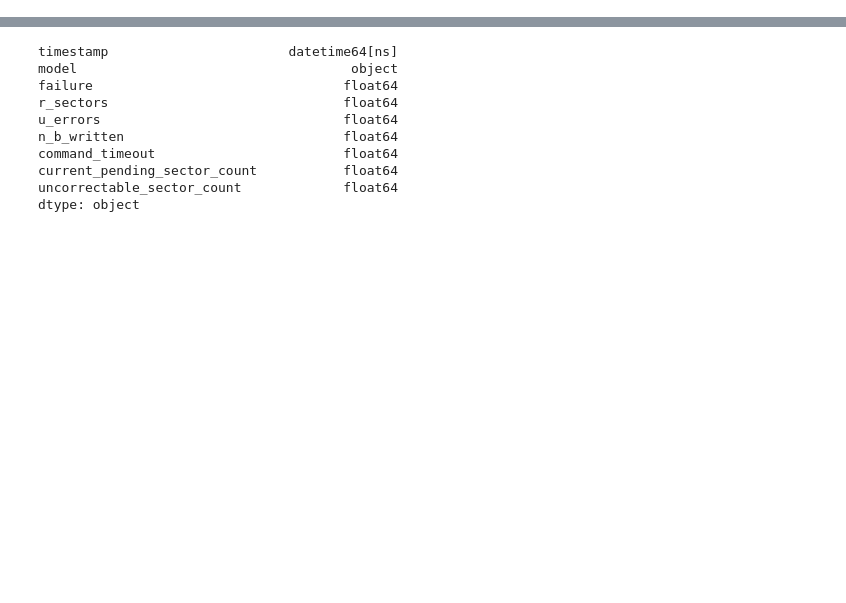
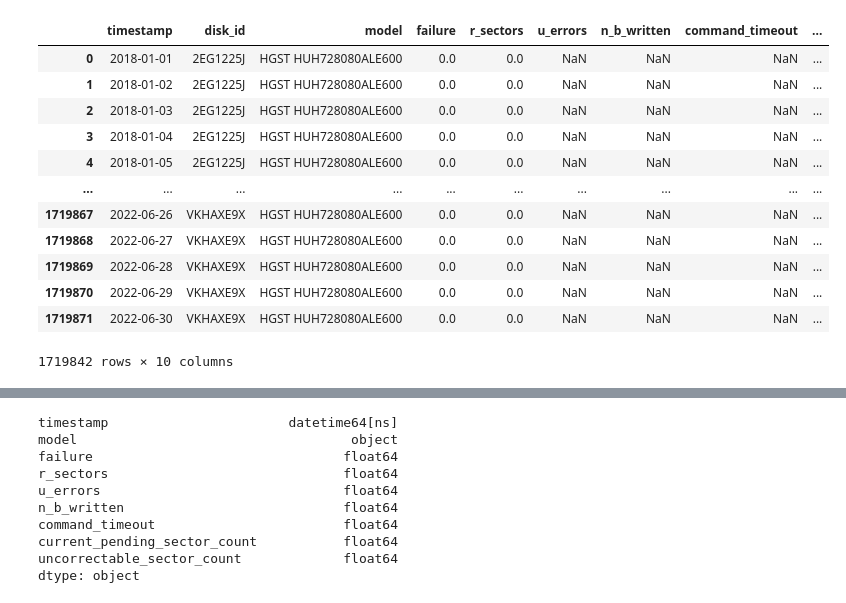
Before and after one commit to EricBorba/StorageFailurePredictor, a Jupyter notebook: QueriesHDDBackBlaze.ipynb, the cells around one changed output, grey strips where cells are left out. Saved outputs shown, nothing was run; the diff lists cells and outputs as text; code cells hidden in the pictures; blank space fills up the shorter version.

```diff
--- a/QueriesHDDBackBlaze.ipynb
+++ b/QueriesHDDBackBlaze.ipynb
@@ -53,4 +53,18 @@ df.tail()
 # %%
-x = df.loc[df.failure.isin([0])].sum()
+x = df.loc[df.failure.isin([0])]
 x
+# %% [output]
+|  | timestamp | disk_id | model | failure | r_sectors | u_errors | n_b_written | command_timeout | ... |
+| 0 | 2018-01-01 | 2EG1225J | HGST HUH728080ALE600 | 0.0 | 0.0 | NaN | NaN | NaN | ... |
+| 1 | 2018-01-02 | 2EG1225J | HGST HUH728080ALE600 | 0.0 | 0.0 | NaN | NaN | NaN | ... |
+| 2 | 2018-01-03 | 2EG1225J | HGST HUH728080ALE600 | 0.0 | 0.0 | NaN | NaN | NaN | ... |
+| 3 | 2018-01-04 | 2EG1225J | HGST HUH728080ALE600 | 0.0 | 0.0 | NaN | NaN | NaN | ... |
+| 4 | 2018-01-05 | 2EG1225J | HGST HUH728080ALE600 | 0.0 | 0.0 | NaN | NaN | NaN | ... |
+| ... | ... | ... | ... | ... | ... | ... | ... | ... | ... |
+| 1719867 | 2022-06-26 | VKHAXE9X | HGST HUH728080ALE600 | 0.0 | 0.0 | NaN | NaN | NaN | ... |
+| 1719868 | 2022-06-27 | VKHAXE9X | HGST HUH728080ALE600 | 0.0 | 0.0 | NaN | NaN | NaN | ... |
+| 1719869 | 2022-06-28 | VKHAXE9X | HGST HUH728080ALE600 | 0.0 | 0.0 | NaN | NaN | NaN | ... |
+| 1719870 | 2022-06-29 | VKHAXE9X | HGST HUH728080ALE600 | 0.0 | 0.0 | NaN | NaN | NaN | ... |
+| 1719871 | 2022-06-30 | VKHAXE9X | HGST HUH728080ALE600 | 0.0 | 0.0 | NaN | NaN | NaN | ... |
+1719842 rows × 10 columns
 # %%
```
Also changed, not shown: parts of 4 cells of this notebook.
